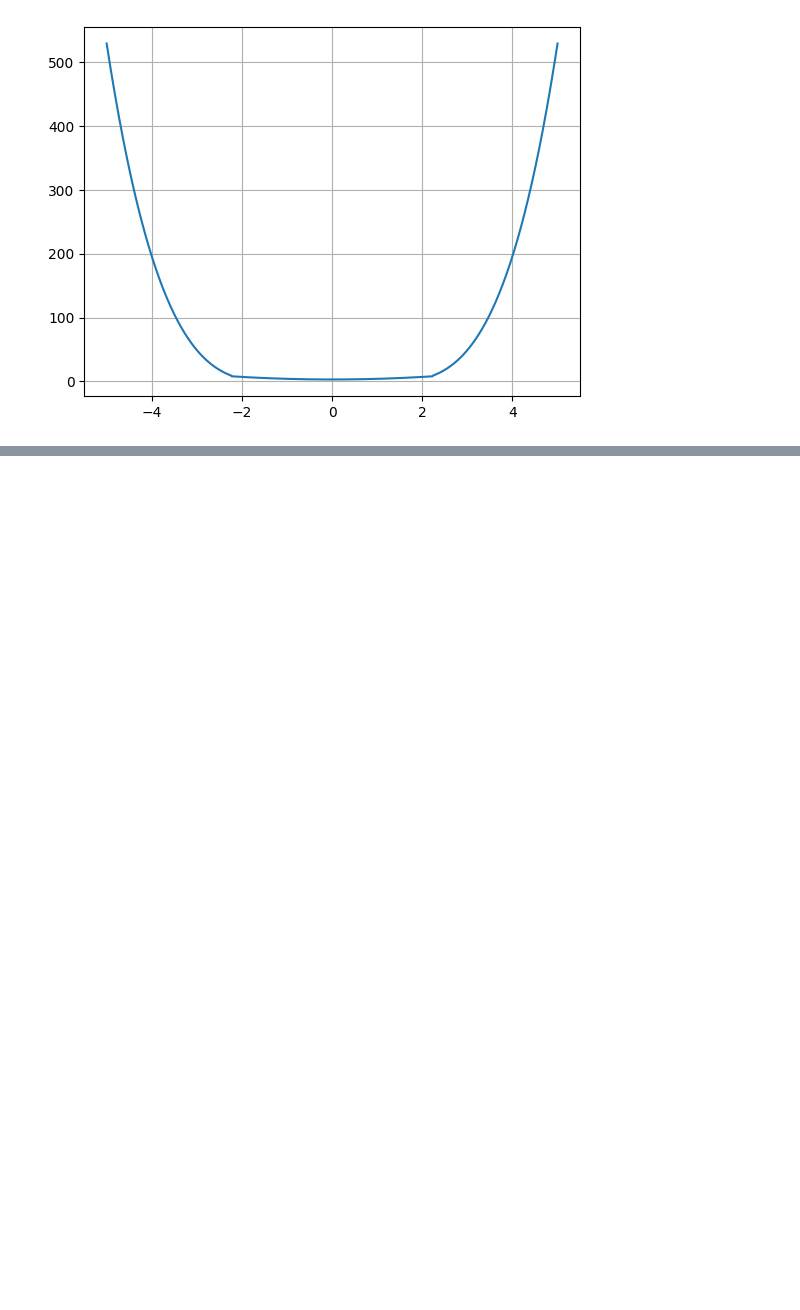
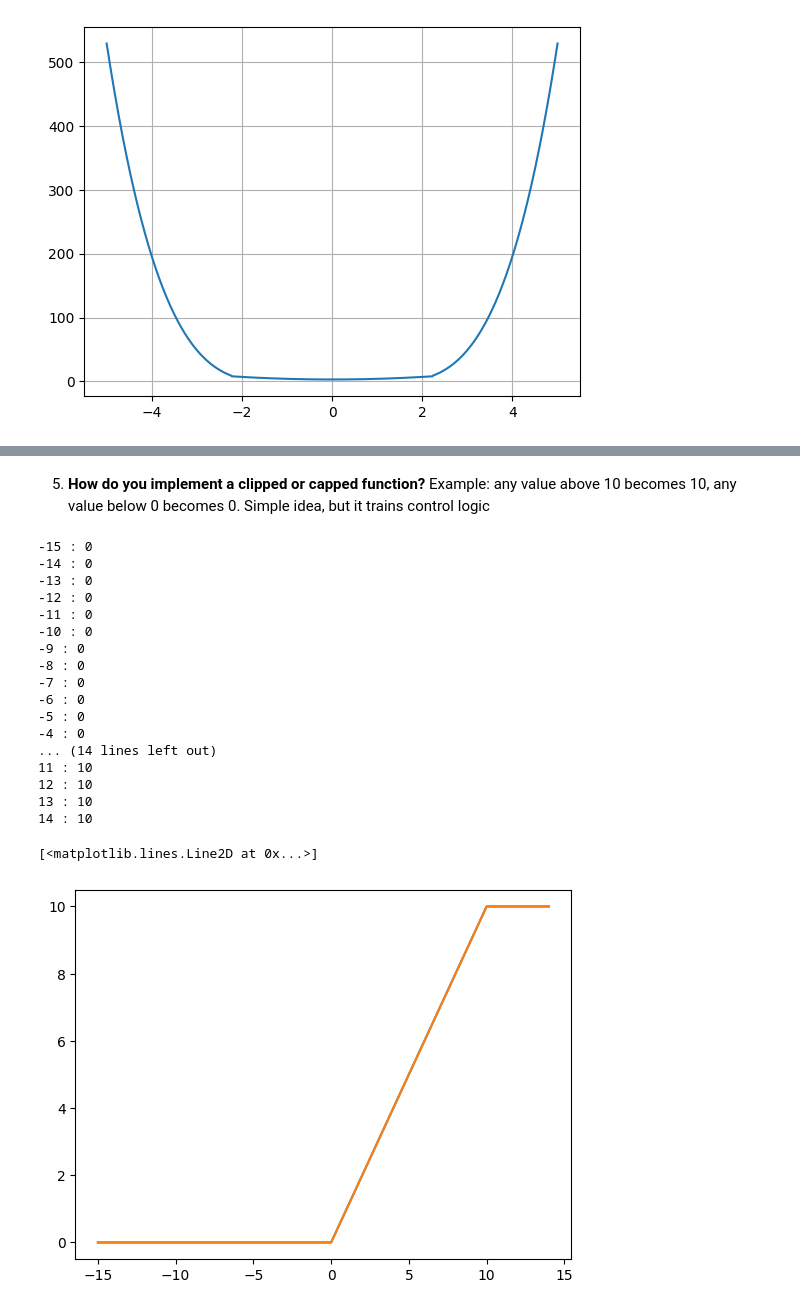
Before and after one commit to Akshat04-am/mathematical-programming, a Jupyter notebook: computation_foundation/exploratory/numpy_exploratory/current.ipynb, the cells around one changed output, grey strips where cells are left out. Saved outputs shown, nothing was run; the diff lists cells and outputs as text; code cells hidden in the pictures; blank space fills up the shorter version.

```diff
--- a/computation_foundation/exploratory/numpy_exploratory/numpy_masking_piecewise_and_pipelines.ipynb
+++ b/computation_foundation/exploratory/numpy_exploratory/current.ipynb
@@ -140,0 +170,47 @@ plt.show()
+# %% [markdown]
+5.  **How do you implement a clipped or capped function?**
+   Example: any value above 10 becomes 10, any value below 0 becomes 0.
+   Simple idea, but it trains control logic
+# %%
+import numpy as np
+import matplotlib.pyplot as plt
+
+x = np.arange(-15,15)
+y = x.copy()
+
+mask1 = x > 10
+mask2 = x < 0
+
+y[mask1] = 10
+y[mask2] = 0
+
+plt.plot(x,y)
+
+#------------------------------
+# or use.
+y1 = np.clip(x, 0, 10)
+
+for original, clipped in zip(x, y1):
+    print(f"{original} : {clipped}")
+
+plt.plot(x,y1)
+# %% [output]
+-15 : 0
+-14 : 0
+-13 : 0
+-12 : 0
+-11 : 0
+-10 : 0
+-9 : 0
+-8 : 0
+-7 : 0
+-6 : 0
+-5 : 0
+-4 : 0
+... (14 lines left out)
+11 : 10
+12 : 10
+13 : 10
+14 : 10
+[<matplotlib.lines.Line2D at 0x...>]
+[figure, added]
```
Also changed, not shown: parts of 6 cells of this notebook, 3 other files.
